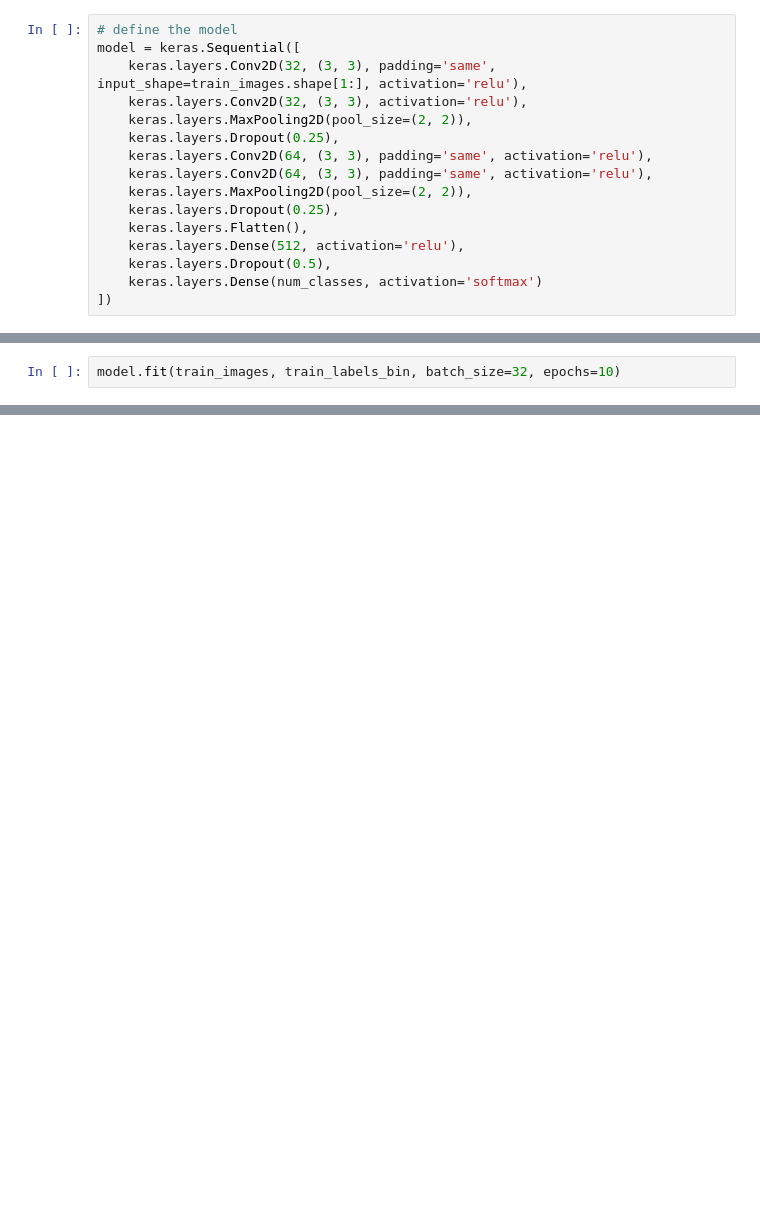
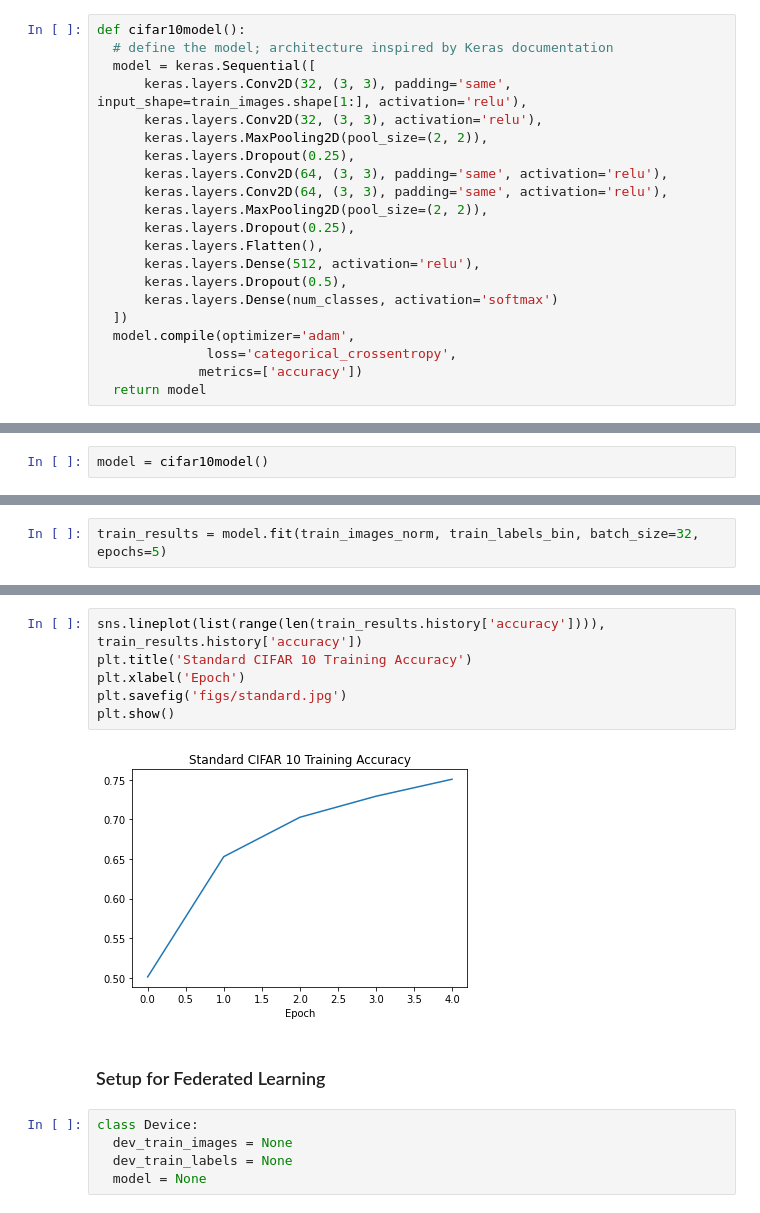
Before and after one commit to TurboFreeze/robust-fl, a Jupyter notebook: robustfl.ipynb, the cells around one changed output, grey strips where cells are left out. Cells and saved outputs as stored; diff of their text form; blank space fills up the shorter version.

Commit message:
federated learning under standard, adversarial, and robust settings

```diff
--- a/robustfl.ipynb
+++ b/robustfl.ipynb
@@ -14,18 +26,23 @@ test_images = test_images / 255.0
 train_labels_bin = keras.utils.to_categorical(train_labels, num_classes)
 test_labels_bin = keras.utils.to_categorical(test_labels, num_classes)
 # %%
-# define the model
-model = keras.Sequential([
-    keras.layers.Conv2D(32, (3, 3), padding='same', input_shape=train_images.shape[1:], activation='relu'),
-    keras.layers.Conv2D(32, (3, 3), activation='relu'),
-    keras.layers.MaxPooling2D(pool_size=(2, 2)),
-    keras.layers.Dropout(0.25),
-    keras.layers.Conv2D(64, (3, 3), padding='same', activation='relu'),
-    keras.layers.Conv2D(64, (3, 3), padding='same', activation='relu'),
-    keras.layers.MaxPooling2D(pool_size=(2, 2)),
-    keras.layers.Dropout(0.25),
-    keras.layers.Flatten(),
-    keras.layers.Dense(512, activation='relu'),
-    keras.layers.Dropout(0.5),
-    keras.layers.Dense(num_classes, activation='softmax')
-])
+def cifar10model():
+  # define the model; architecture inspired by Keras documentation
+  model = keras.Sequential([
+      keras.layers.Conv2D(32, (3, 3), padding='same', input_shape=train_images.shape[1:], activation='relu'),
+      keras.layers.Conv2D(32, (3, 3), activation='relu'),
+      keras.layers.MaxPooling2D(pool_size=(2, 2)),
+      keras.layers.Dropout(0.25),
+      keras.layers.Conv2D(64, (3, 3), padding='same', activation='relu'),
+      keras.layers.Conv2D(64, (3, 3), padding='same', activation='relu'),
+      keras.layers.MaxPooling2D(pool_size=(2, 2)),
+      keras.layers.Dropout(0.25),
+      keras.layers.Flatten(),
+      keras.layers.Dense(512, activation='relu'),
+      keras.layers.Dropout(0.5),
+      keras.layers.Dense(num_classes, activation='softmax')
+  ])
+  model.compile(optimizer='adam',
+              loss='categorical_crossentropy',
+             metrics=['accuracy'])
+  return model
@@ -35,0 +51,2 @@ model.compile(optimizer='adam',
+# %%
+model = cifar10model()
@@ -36,3 +73,3 @@ model.compile(optimizer='adam',
 # %%
-model.fit(train_images, train_labels_bin, batch_size=32, epochs=10)
+train_results = model.fit(train_images_norm, train_labels_bin, batch_size=32, epochs=5)
 # %% [output]
@@ -43,0 +90,15 @@ KeyboardInterrupt:
+# %%
+sns.lineplot(list(range(len(train_results.history['accuracy']))), train_results.history['accuracy'])
+plt.title('Standard CIFAR 10 Training Accuracy')
+plt.xlabel('Epoch')
+plt.savefig('figs/standard.jpg')
+plt.show()
+# %% [output]
+[figure, added]
+# %% [markdown]
+### Setup for Federated Learning
+# %%
+class Device:
+  dev_train_images = None
+  dev_train_labels = None
+  model = None
```
Also changed, not shown: parts of 17 cells of this notebook, 2 other files.
